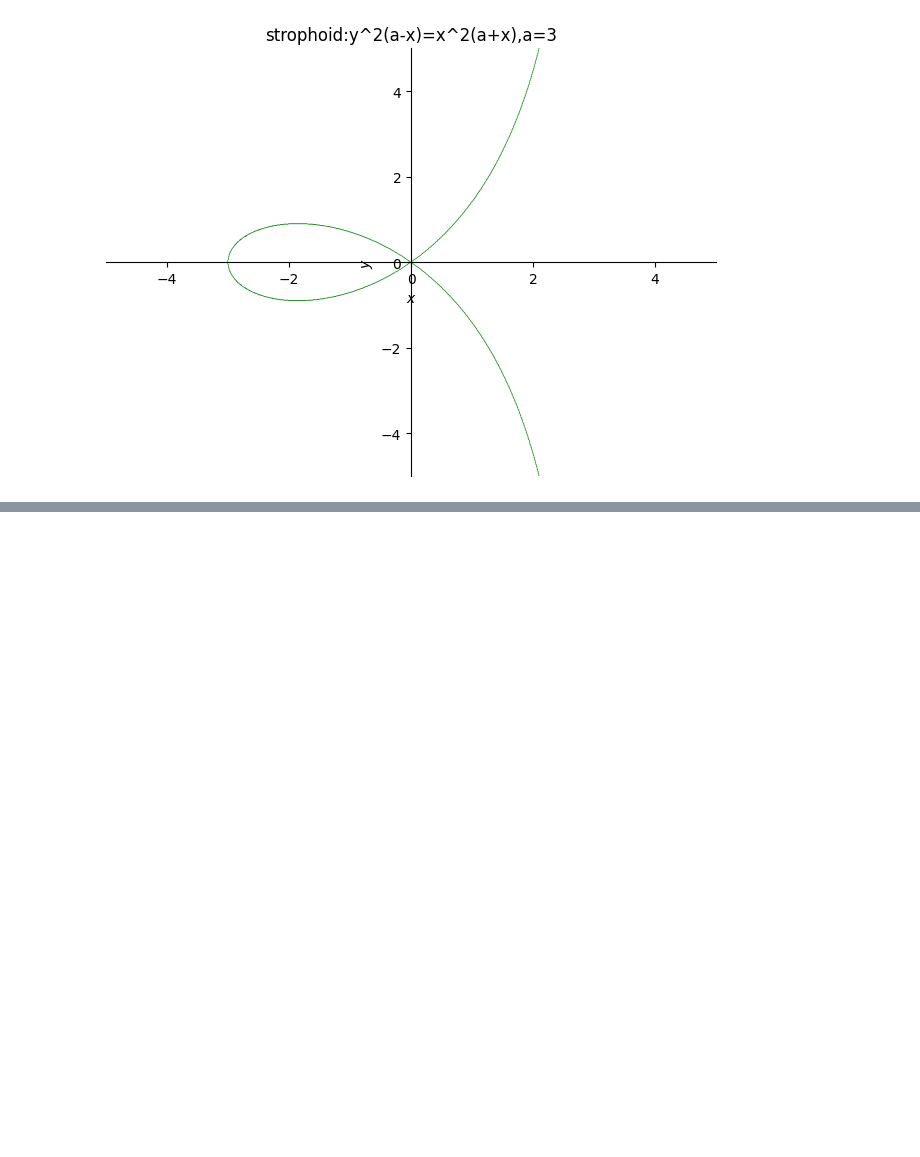
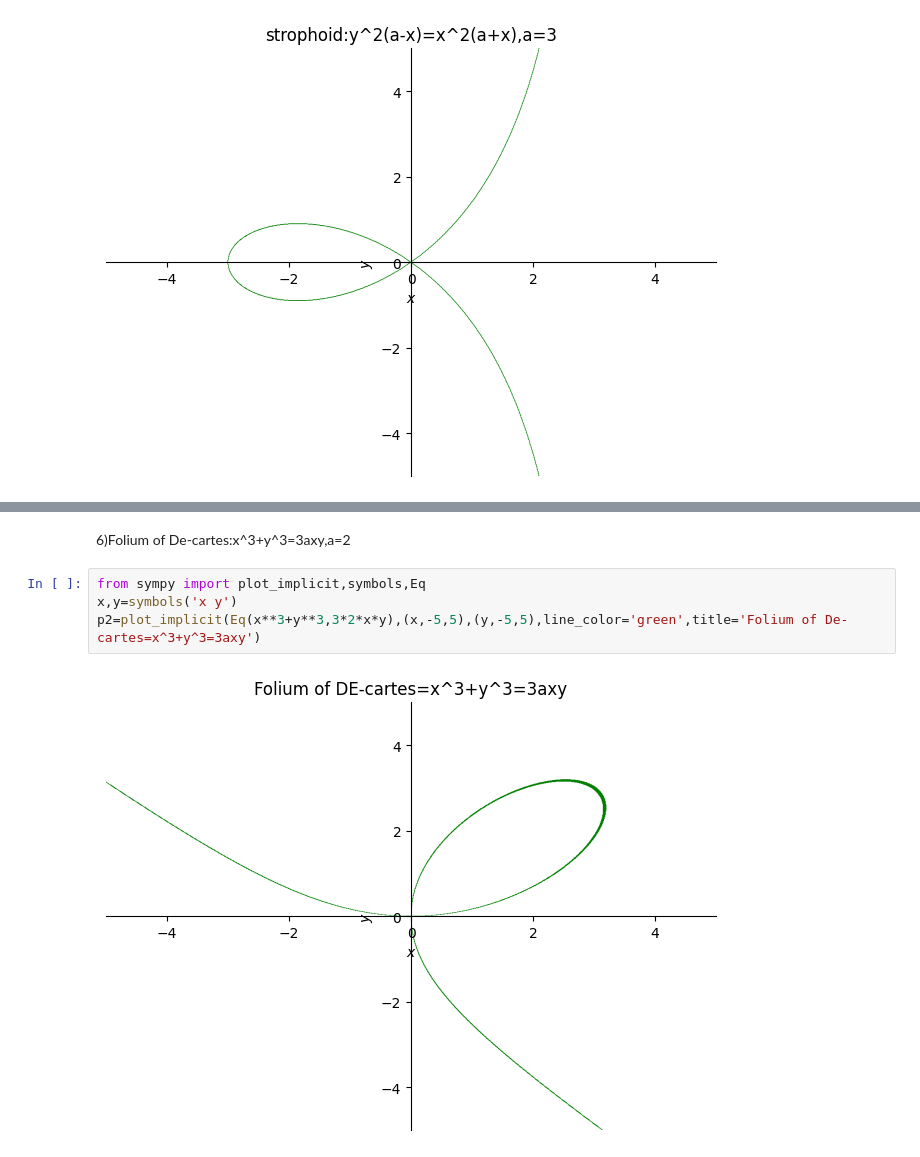
Before and after one commit to Bharathgn123/Bharathgn123, a Jupyter notebook: program1_2D_plot_of_cartesion_and_polar_curves.ipynb, the cells around one changed output, grey strips where cells are left out. Cells and saved outputs as stored; diff of their text form; blank space fills up the shorter version.

```diff
--- a/program1_2D_plot_of_cartesion_and_polar_curves.ipynb
+++ b/program1_2D_plot_of_cartesion_and_polar_curves.ipynb
@@ -18,0 +43,8 @@ p2=plot_implicit(Eq(y**2*(3-x),x**2*(3+x)),(x,-5,5),(y,-5,5),line_color="green",
+# %% [markdown]
+6)Folium of De-cartes:x^3+y^3=3axy,a=2
+# %%
+from sympy import plot_implicit,symbols,Eq
+x,y=symbols('x y')
+p2=plot_implicit(Eq(x**3+y**3,3*2*x*y),(x,-5,5),(y,-5,5),line_color='green',title='Folium of De-cartes=x^3+y^3=3axy')
+# %% [output]
+[figure, added]
```
Also changed, not shown: parts of 9 cells of this notebook.
